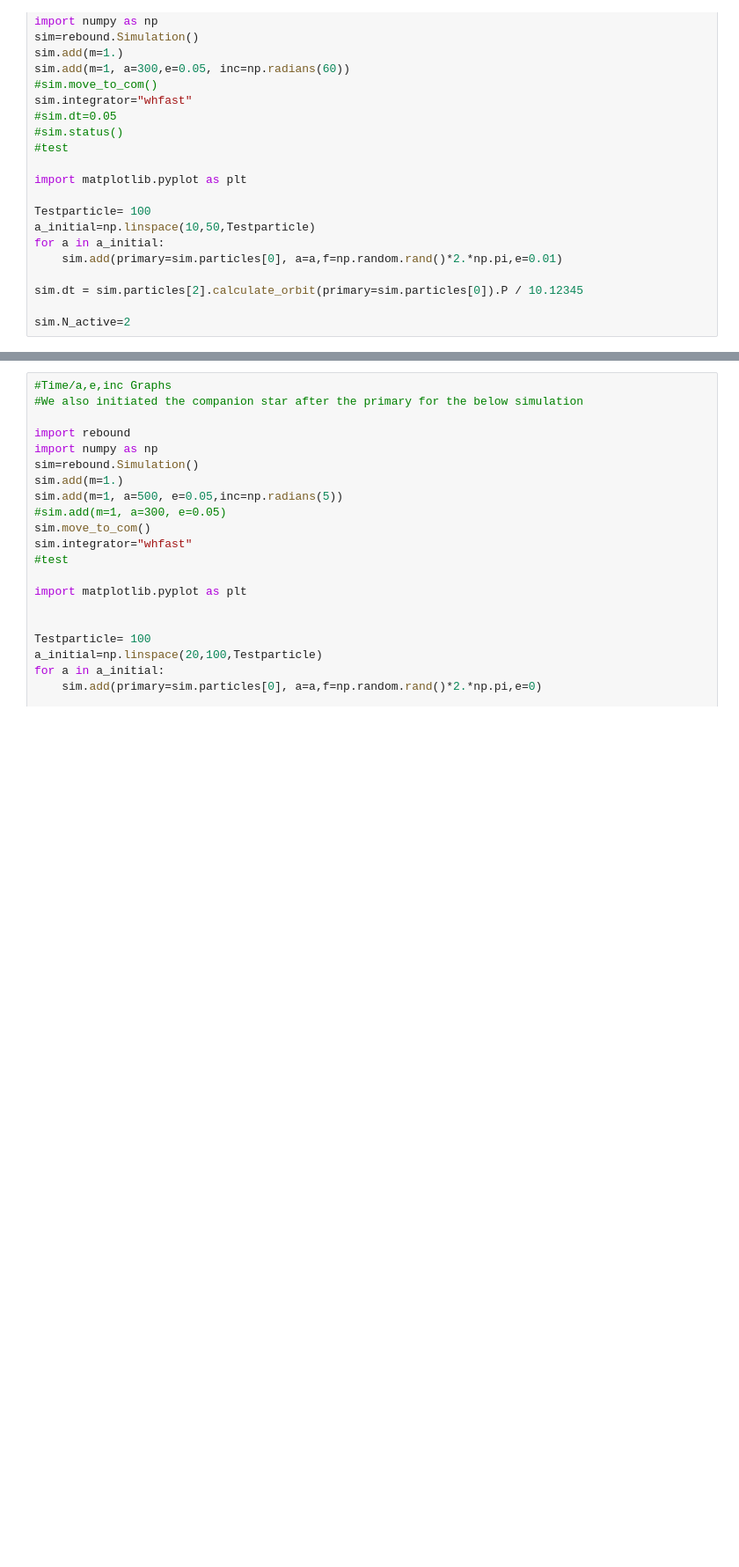
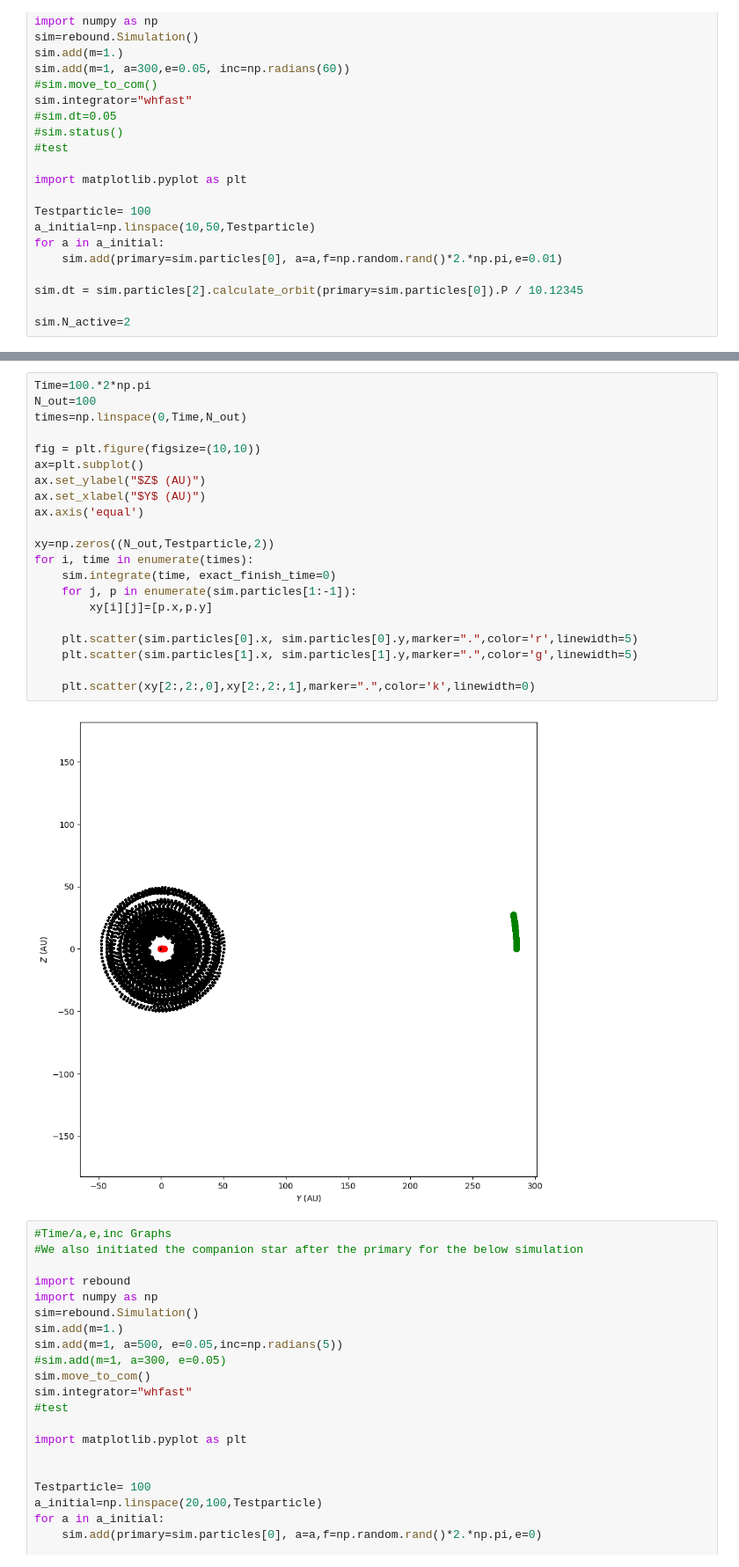
Before and after one commit to tigerchenlu98/rebound, a Jupyter notebook: ipython_examples/Jeremiah_new.ipynb, the cells around one changed output, grey strips where cells are left out. Shown at 88% size. Drawn from its saved outputs; the diff is of its cells as text; blank space fills up the shorter version.

```diff
--- a/ipython_examples/Jeremiah_new.ipynb
+++ b/ipython_examples/Jeremiah_new.ipynb
@@ -125,3 +125,26 @@ time_xy(ax)
+# %%
+Time=100.*2*np.pi
+N_out=100
+times=np.linspace(0,Time,N_out)
+
+fig = plt.figure(figsize=(10,10))
+ax=plt.subplot()
+ax.set_ylabel("$Z$ (AU)")
+ax.set_xlabel("$Y$ (AU)")
+ax.axis('equal')
+
+xy=np.zeros((N_out,Testparticle,2))
+for i, time in enumerate(times):
+    sim.integrate(time, exact_finish_time=0)
+    for j, p in enumerate(sim.particles[1:-1]):
+        xy[i][j]=[p.x,p.y]
+
+    plt.scatter(sim.particles[0].x, sim.particles[0].y,marker=".",color='r',linewidth=5)
+    plt.scatter(sim.particles[1].x, sim.particles[1].y,marker=".",color='g',linewidth=5)
+
+    plt.scatter(xy[2:,2:,0],xy[2:,2:,1],marker=".",color='k',linewidth=0)
+# %% [output]
+[figure, added]
 # %%
 #Time/a,e,inc Graphs
 #We also initiated the companion star after the primary for the below simulation
```
Also changed, not shown: parts of 5 cells of this notebook.
